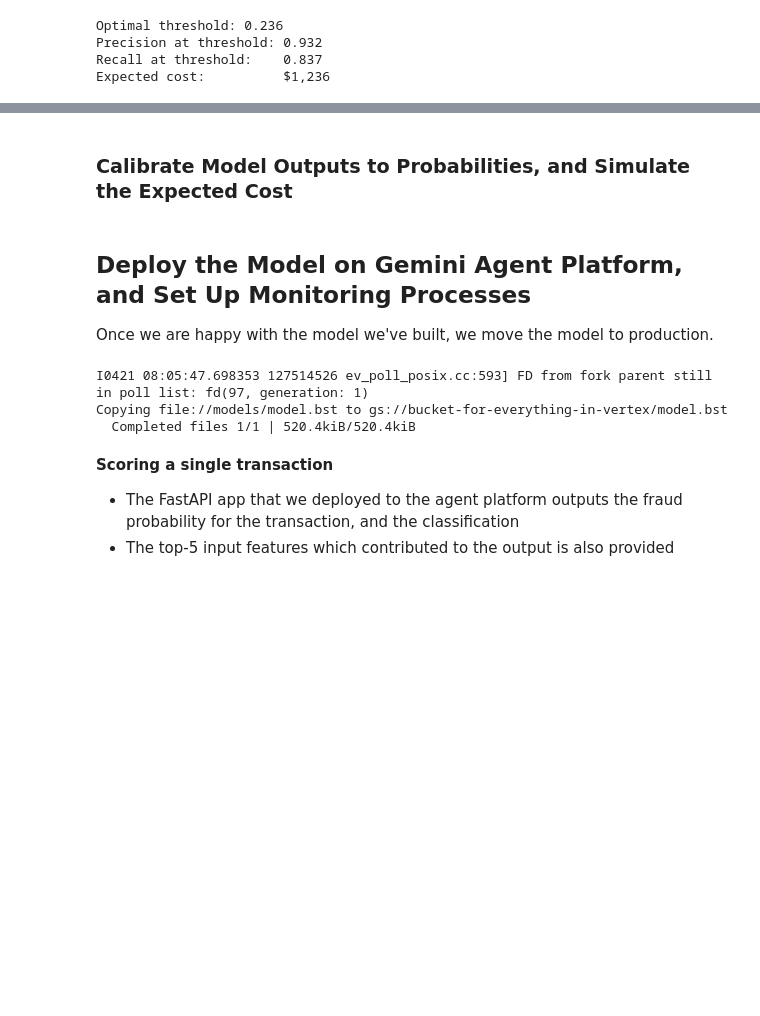
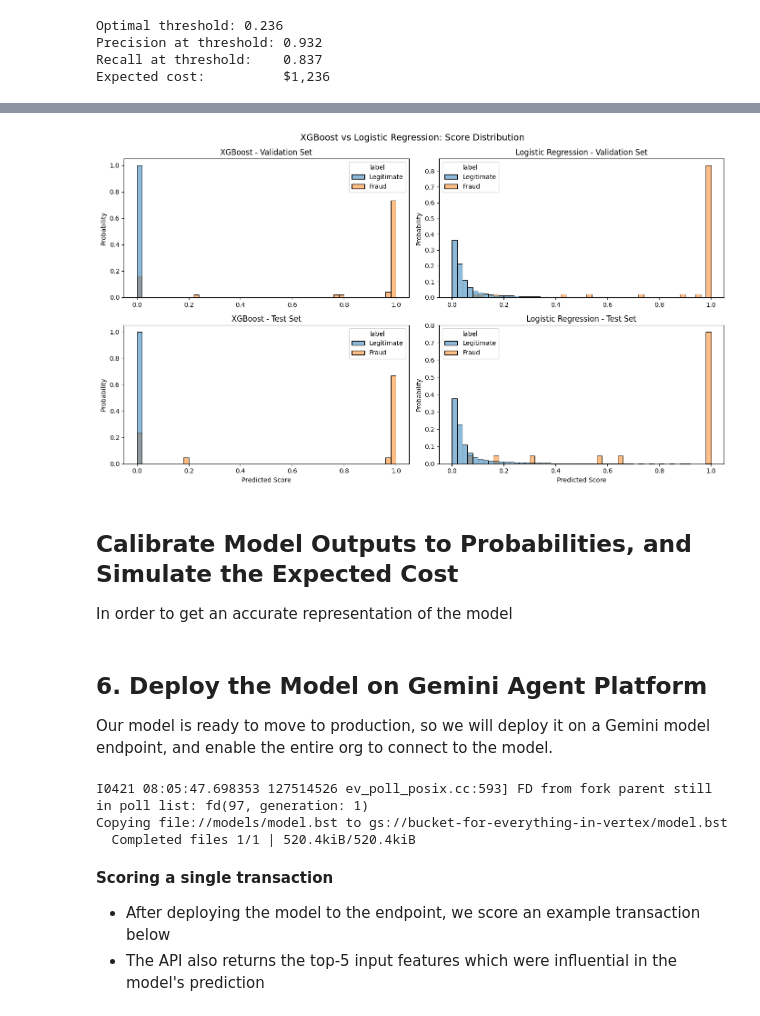
Before and after one commit to smasuno/fraud-detection, a Jupyter notebook: fraud_detection.ipynb, the cells around one changed output, grey strips where cells are left out. Drawn from its saved outputs; the diff is of its cells as text; code cells hidden in the pictures; blank space fills up the shorter version.

Commit message:
changes to notebook, and added ai agent

```diff
--- a/fraud_detection.ipynb
+++ b/fraud_detection.ipynb
@@ -519,9 +408,16 @@ plt.savefig("precision_recall.png")
+# %%
+from src.utils import plot_class_distribution
+plot_class_distribution(model, y_pred, y_valid, y_test, X_valid, X_test)
+# %% [output]
+[figure, added]
 # %% [markdown]
-### Calibrate Model Outputs to Probabilities, and Simulate the Expected Cost
+## Calibrate Model Outputs to Probabilities, and Simulate the Expected Cost
+
+In order to get an accurate representation of the model
 # %% [markdown]
-## Deploy the Model on Gemini Agent Platform, and Set Up Monitoring Processes
+## 6. Deploy the Model on Gemini Agent Platform
 
-Once we are happy with the model we've built, we move the model to production.
+Our model is ready to move to production, so we will deploy it on a Gemini model endpoint, and enable the entire org to connect to the model.
 # %%
 !gcloud storage cp models/model.bst gs://bucket-for-everything-in-vertex
 # %% [output]
@@ -531,8 +427,8 @@ Copying file://models/model.bst to gs://bucket-for-everything-in-vertex/model.bs
 # %% [markdown]
 **Scoring a single transaction**
 
-* The FastAPI app that we deployed to the agent platform outputs the fraud probability for the transaction, and the classification
-* The top-5 input features which contributed to the output is also provided
+* After deploying the model to the endpoint, we score an example transaction below
+* The API also returns the top-5 input features which were influential in the model's prediction
 # %%
 import json
 from pathlib import Path
```
Also changed, not shown: parts of 29 cells of this notebook, 7 other files.
